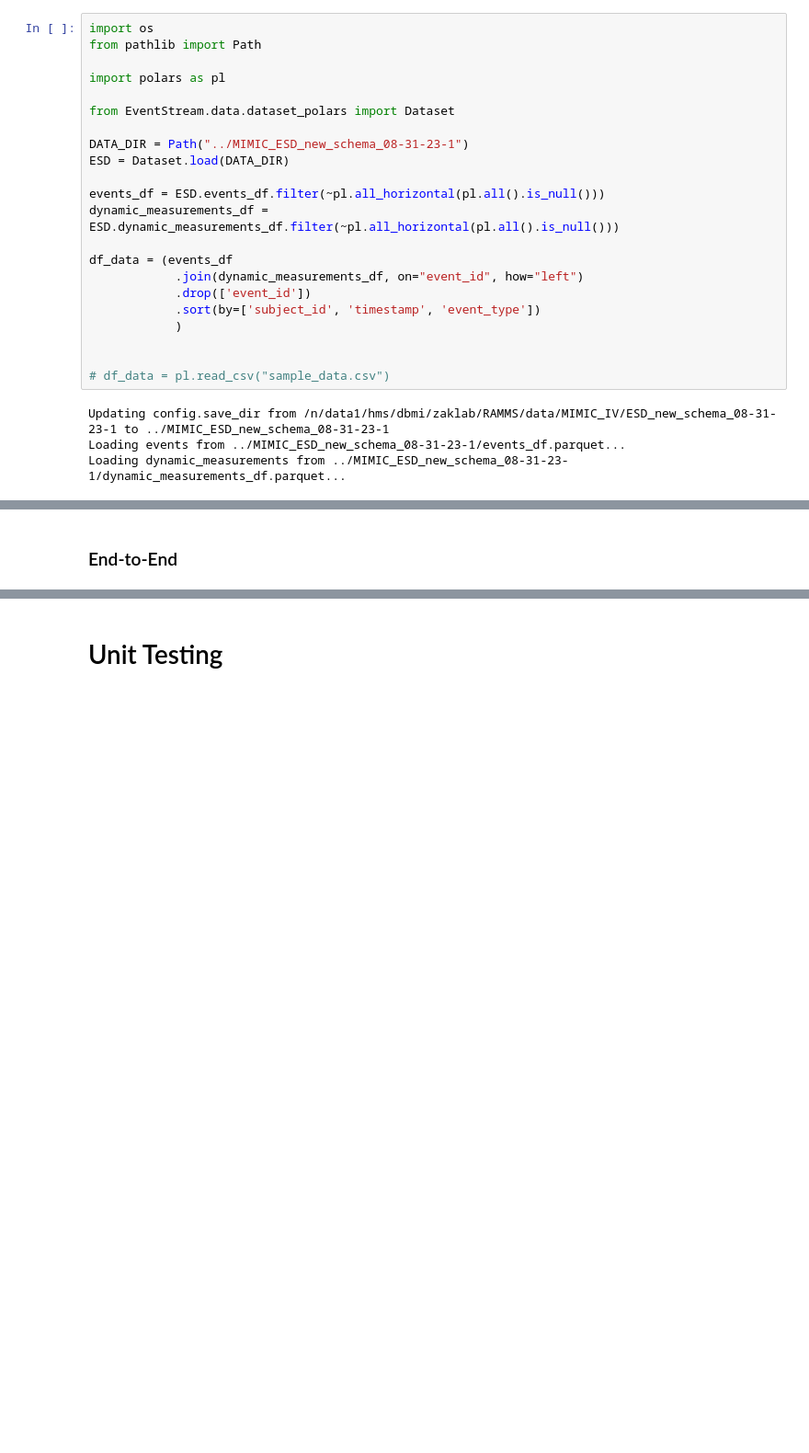
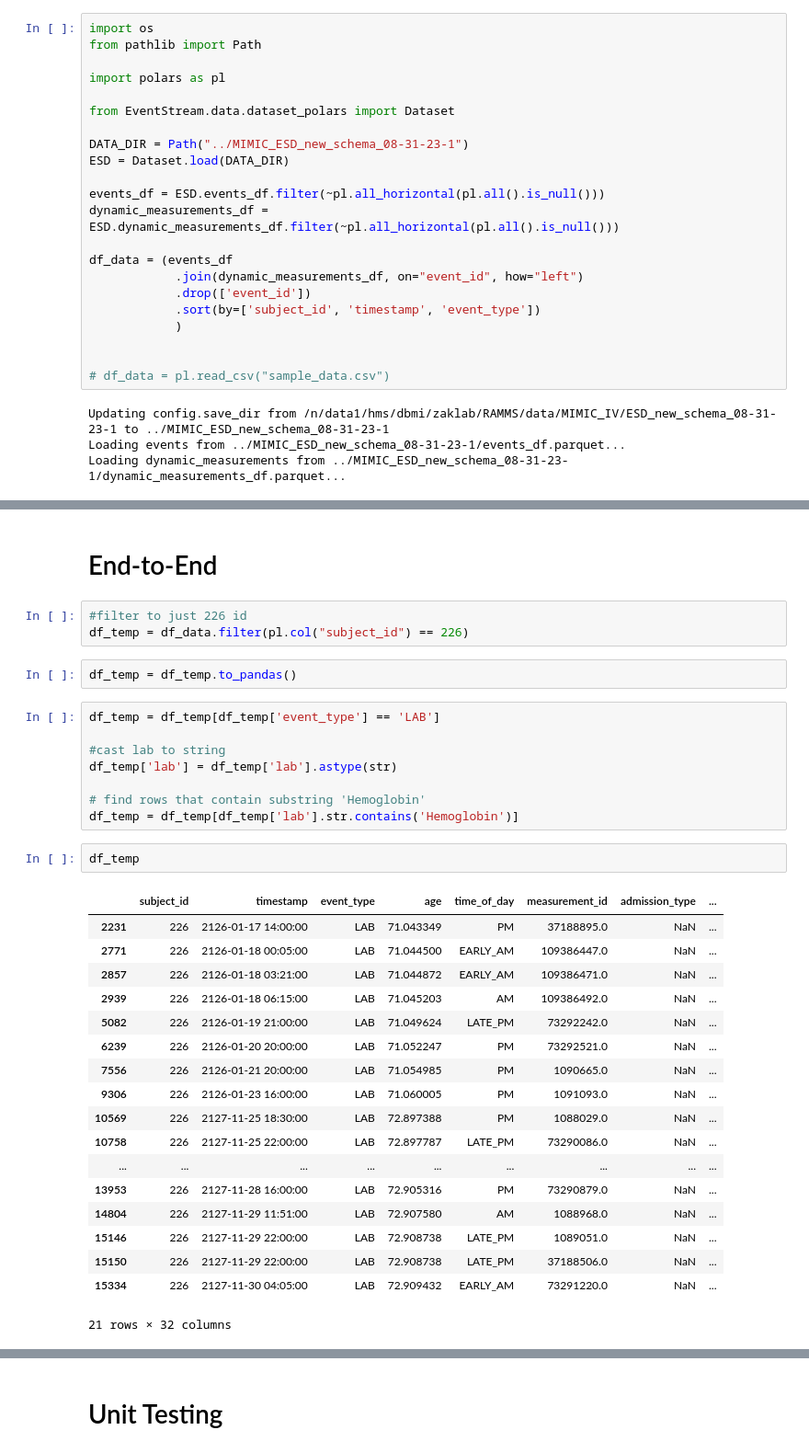
Before and after one commit to justin13601/ACES, a Jupyter notebook: to_organize/run_tests.ipynb, the cells around one changed output, grey strips where cells are left out. Shown at 92% size. Cells and saved outputs as stored; diff of their text form; blank space fills up the shorter version.

```diff
--- a/to_organize/run_tests.ipynb
+++ b/to_organize/run_tests.ipynb
@@ -37,5 +146,39 @@ Loading dynamic_measurements from ../MIMIC_ESD_new_schema_08-31-23-1/dynamic_mea
 # %% [markdown]
-### End-to-End
+# End-to-End
+# %%
+#filter to just 226 id
+df_temp = df_data.filter(pl.col("subject_id") == 226)
+# %%
+df_temp = df_temp.to_pandas()
+# %%
+df_temp = df_temp[df_temp['event_type'] == 'LAB']
+
+#cast lab to string
+df_temp['lab'] = df_temp['lab'].astype(str)
+
+# find rows that contain substring 'Hemoglobin'
+df_temp = df_temp[df_temp['lab'].str.contains('Hemoglobin')]
+# %%
+df_temp
+# %% [output]
+|  | subject_id | timestamp | event_type | age | time_of_day | measurement_id | admission_type | ... |
+| 2231 | 226 | 2126-01-17 14:00:00 | LAB | 71.043349 | PM | 37188895.0 | NaN | ... |
+| 2771 | 226 | 2126-01-18 00:05:00 | LAB | 71.044500 | EARLY_AM | 109386447.0 | NaN | ... |
+| 2857 | 226 | 2126-01-18 03:21:00 | LAB | 71.044872 | EARLY_AM | 109386471.0 | NaN | ... |
+| 2939 | 226 | 2126-01-18 06:15:00 | LAB | 71.045203 | AM | 109386492.0 | NaN | ... |
+| 5082 | 226 | 2126-01-19 21:00:00 | LAB | 71.049624 | LATE_PM | 73292242.0 | NaN | ... |
+| 6239 | 226 | 2126-01-20 20:00:00 | LAB | 71.052247 | PM | 73292521.0 | NaN | ... |
+| 7556 | 226 | 2126-01-21 20:00:00 | LAB | 71.054985 | PM | 1090665.0 | NaN | ... |
+| 9306 | 226 | 2126-01-23 16:00:00 | LAB | 71.060005 | PM | 1091093.0 | NaN | ... |
+| 10569 | 226 | 2127-11-25 18:30:00 | LAB | 72.897388 | PM | 1088029.0 | NaN | ... |
+| 10758 | 226 | 2127-11-25 22:00:00 | LAB | 72.897787 | LATE_PM | 73290086.0 | NaN | ... |
+| ... | ... | ... | ... | ... | ... | ... | ... | ... |
+| 13953 | 226 | 2127-11-28 16:00:00 | LAB | 72.905316 | PM | 73290879.0 | NaN | ... |
+| 14804 | 226 | 2127-11-29 11:51:00 | LAB | 72.907580 | AM | 1088968.0 | NaN | ... |
+| 15146 | 226 | 2127-11-29 22:00:00 | LAB | 72.908738 | LATE_PM | 1089051.0 | NaN | ... |
+| 15150 | 226 | 2127-11-29 22:00:00 | LAB | 72.908738 | LATE_PM | 37188506.0 | NaN | ... |
+| 15334 | 226 | 2127-11-30 04:05:00 | LAB | 72.909432 | EARLY_AM | 73291220.0 | NaN | ... |
+21 rows × 32 columns
 # %%
 from task_querying_v2 import *
 
```
Also changed, not shown: parts of 12 cells of this notebook, 2 other files.
